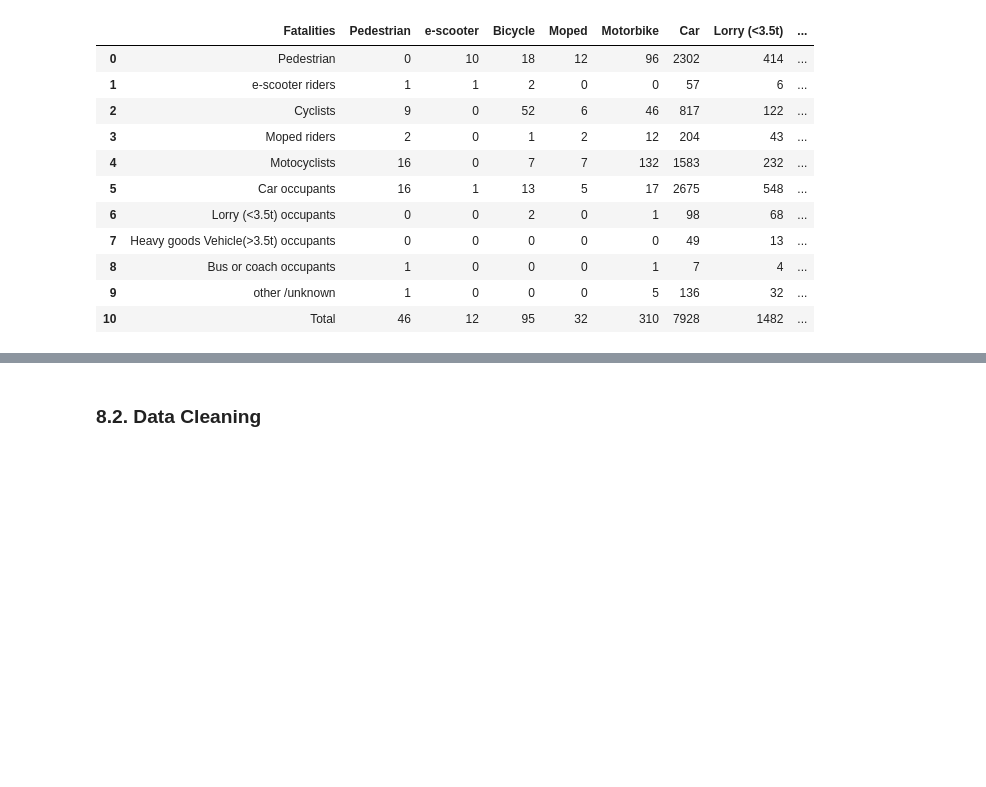
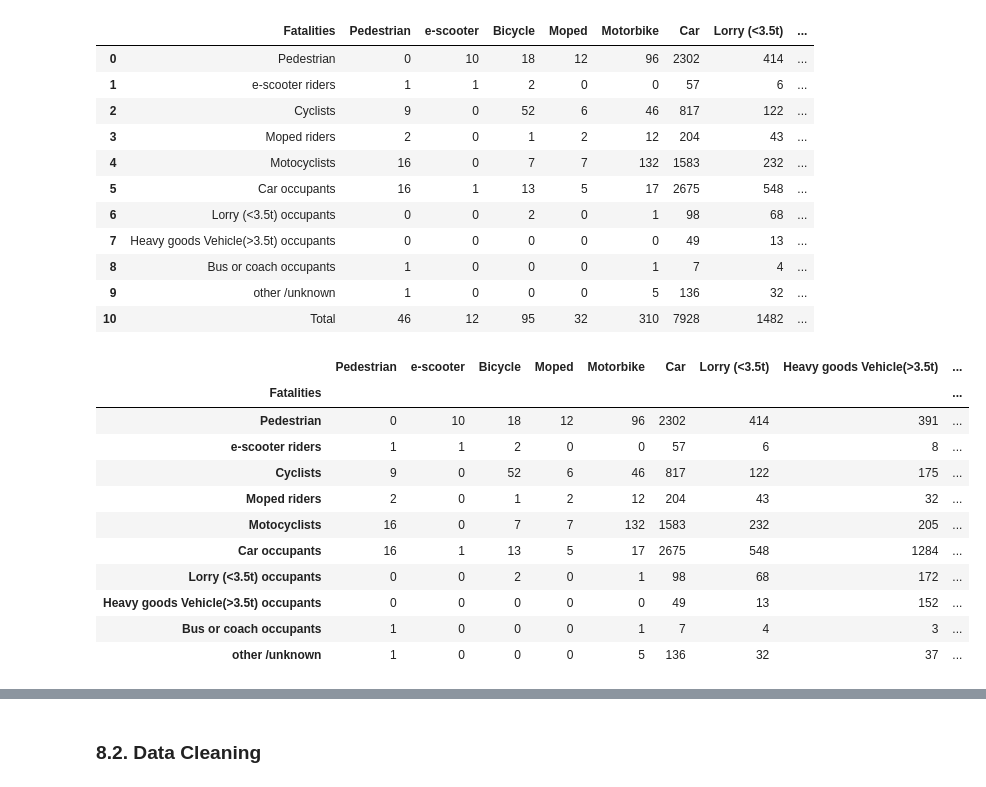
Before and after one commit to borisyotsov/Road-Safety-in-Bulgaria-Impact-of-Traffic-and-Infrastructure-on-Accident-Rates, a Jupyter notebook: Road_Safety_Project.ipynb, the cells around one changed output, grey strips where cells are left out. Saved outputs shown, nothing was run; the diff lists cells and outputs as text; code cells hidden in the pictures; blank space fills up the shorter version.

```diff
--- a/Road_Safety_Project.ipynb
+++ b/Road_Safety_Project.ipynb
@@ -323,3 +324,22 @@ Collision_matrix
 | 8 | Bus or coach occupants | 1 | 0 | 0 | 0 | 1 | 7 | 4 | ... |
 | 9 | other /unknown | 1 | 0 | 0 | 0 | 5 | 136 | 32 | ... |
 | 10 | Total | 46 | 12 | 95 | 32 | 310 | 7928 | 1482 | ... |
+# %%
+Collision_matrix = Collision_matrix[Collision_matrix["Fatalities"] != "Total"] #Remove the last row (Total)
+Collision_matrix = Collision_matrix.set_index("Fatalities") # Set the first column as the index
+Collision_matrix = Collision_matrix.drop(columns = ["Total"]) # Remove the "Total" column
+Collision_matrix = Collision_matrix.apply(pd.to_numeric)
+Collision_matrix
+# %% [output]
+|  | Pedestrian | e-scooter | Bicycle | Moped | Motorbike | Car | Lorry (<3.5t) | Heavy goods Vehicle(>3.5t) | ... |
+| Fatalities |  |  |  |  |  |  |  |  | ... |
+| Pedestrian | 0 | 10 | 18 | 12 | 96 | 2302 | 414 | 391 | ... |
+| e-scooter riders | 1 | 1 | 2 | 0 | 0 | 57 | 6 | 8 | ... |
+| Cyclists | 9 | 0 | 52 | 6 | 46 | 817 | 122 | 175 | ... |
+| Moped riders | 2 | 0 | 1 | 2 | 12 | 204 | 43 | 32 | ... |
+| Motocyclists | 16 | 0 | 7 | 7 | 132 | 1583 | 232 | 205 | ... |
+| Car occupants | 16 | 1 | 13 | 5 | 17 | 2675 | 548 | 1284 | ... |
+| Lorry (<3.5t) occupants | 0 | 0 | 2 | 0 | 1 | 98 | 68 | 172 | ... |
+| Heavy goods Vehicle(>3.5t) occupants | 0 | 0 | 0 | 0 | 0 | 49 | 13 | 152 | ... |
+| Bus or coach occupants | 1 | 0 | 0 | 0 | 1 | 7 | 4 | 3 | ... |
+| other /unknown | 1 | 0 | 0 | 0 | 5 | 136 | 32 | 37 | ... |
```
Also changed, not shown: parts of 7 cells of this notebook.
